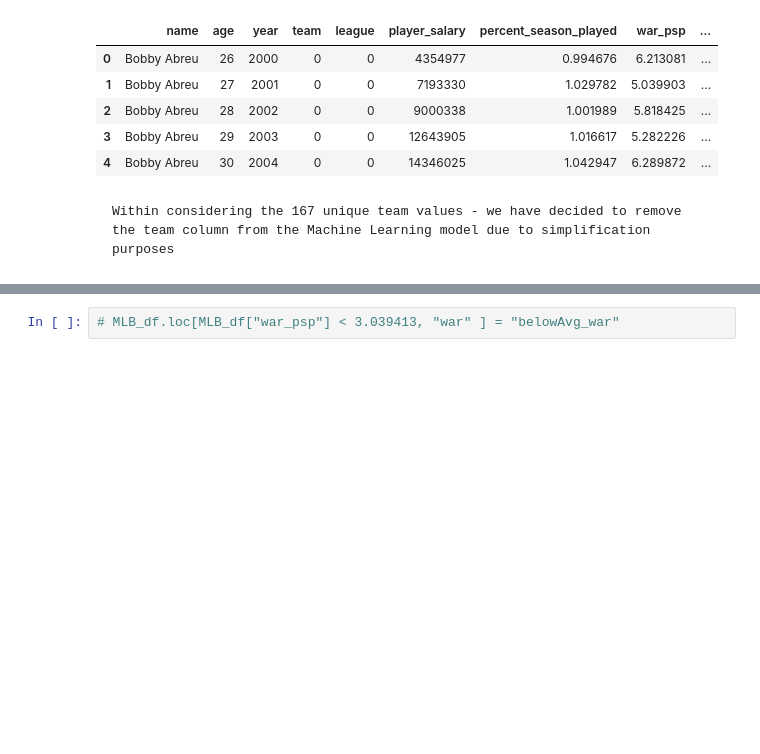
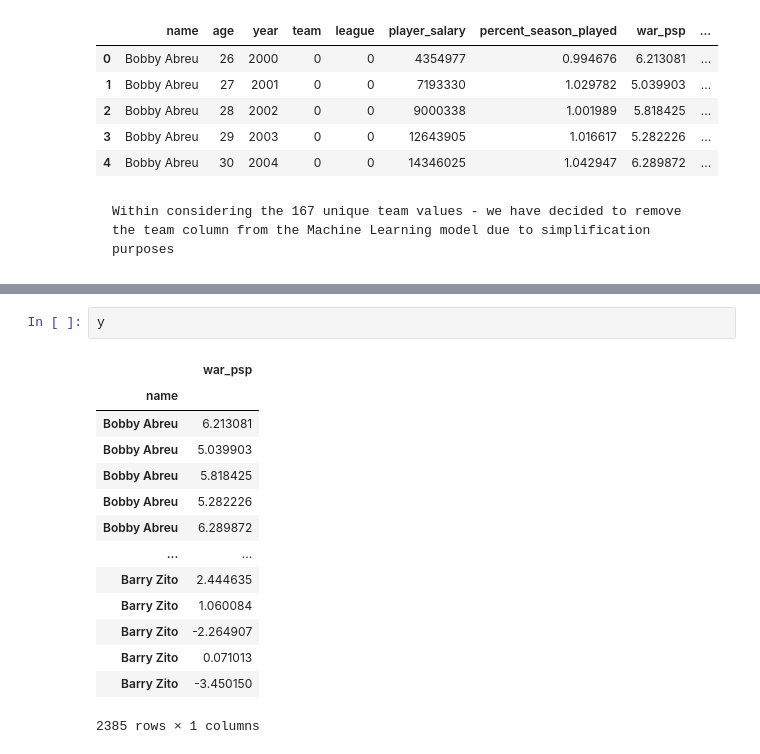
Before and after one commit to emoodyv/BaseballWARvContracts, a Jupyter notebook: WAR_MLmodel.ipynb, the cells around one changed output, grey strips where cells are left out. Drawn from its saved outputs; the diff is of its cells as text; blank space fills up the shorter version.

```diff
--- a/WAR_MLmodel.ipynb
+++ b/WAR_MLmodel.ipynb
@@ -209,3 +222,18 @@ MLB_df
 # %%
-# MLB_df.loc[MLB_df["war_psp"] < 3.039413, "war" ] = "belowAvg_war"
+y
+# %% [output]
+|  | war_psp |
+| name |  |
+| Bobby Abreu | 6.213081 |
+| Bobby Abreu | 5.039903 |
+| Bobby Abreu | 5.818425 |
+| Bobby Abreu | 5.282226 |
+| Bobby Abreu | 6.289872 |
+| ... | ... |
+| Barry Zito | 2.444635 |
+| Barry Zito | 1.060084 |
+| Barry Zito | -2.264907 |
+| Barry Zito | 0.071013 |
+| Barry Zito | -3.450150 |
+2385 rows × 1 columns
 # %%
```
Also changed, not shown: parts of 19 cells of this notebook.
